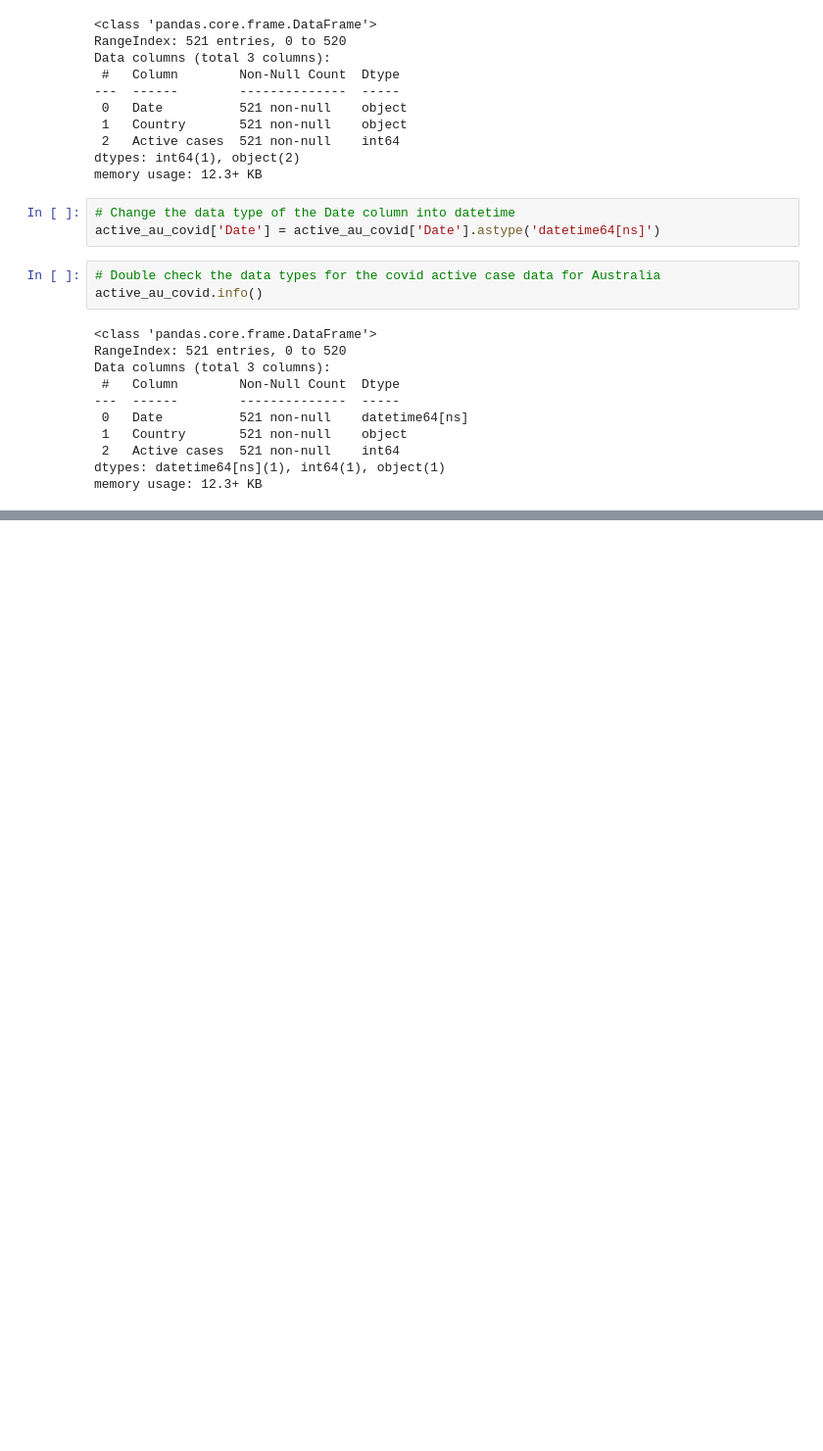
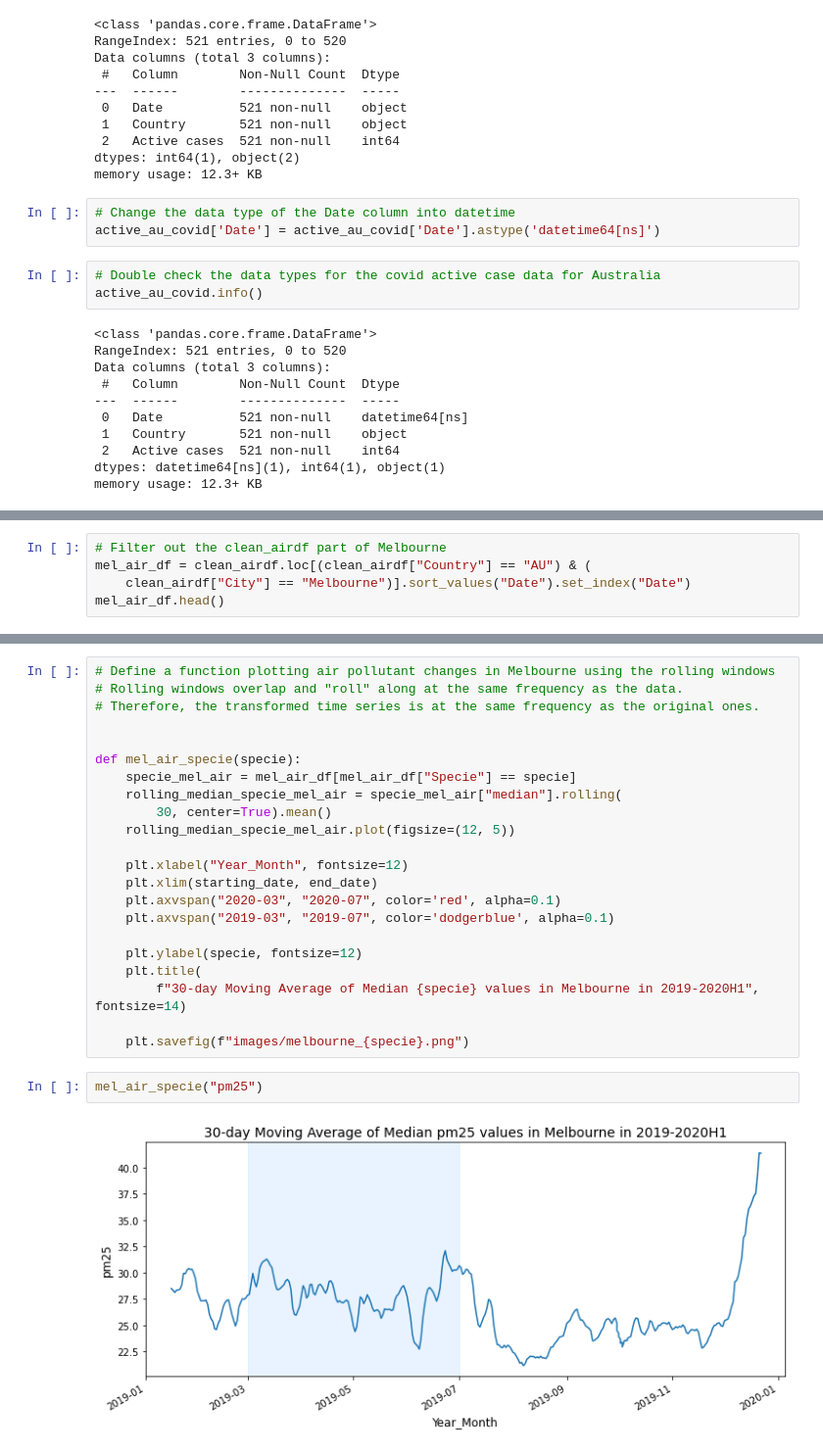
Before and after one commit to firdausmehta/COVID19-Global-Air-Quality, a Jupyter notebook: Clean_Data_Firdaus.ipynb, the cells around one changed output, grey strips where cells are left out. Shown at 98% size. Drawn from its saved outputs; the diff is of its cells as text; blank space fills up the shorter version.

Commit message:
Final Update Clean_Data_Firdaus

```diff
--- a/Clean_Data_Firdaus.ipynb
+++ b/Clean_Data_Firdaus.ipynb
@@ -852,0 +824,5 @@ def linear_regression_plot(df, x, y, df_name, title):
+# %%
+# Filter out the clean_airdf part of Melbourne
+mel_air_df = clean_airdf.loc[(clean_airdf["Country"] == "AU") & (
+    clean_airdf["City"] == "Melbourne")].sort_values("Date").set_index("Date")
+mel_air_df.head()
@@ -852,0 +848,26 @@ def linear_regression_plot(df, x, y, df_name, title):
+# %%
+# Define a function plotting air pollutant changes in Melbourne using the rolling windows
+# Rolling windows overlap and "roll" along at the same frequency as the data.
+# Therefore, the transformed time series is at the same frequency as the original ones.
+
+
+def mel_air_specie(specie):
+    specie_mel_air = mel_air_df[mel_air_df["Specie"] == specie]
+    rolling_median_specie_mel_air = specie_mel_air["median"].rolling(
+        30, center=True).mean()
+    rolling_median_specie_mel_air.plot(figsize=(12, 5))
+
+    plt.xlabel("Year_Month", fontsize=12)
+    plt.xlim(starting_date, end_date)
+    plt.axvspan("2020-03", "2020-07", color='red', alpha=0.1)
+    plt.axvspan("2019-03", "2019-07", color='dodgerblue', alpha=0.1)
+
+    plt.ylabel(specie, fontsize=12)
+    plt.title(
+        f"30-day Moving Average of Median {specie} values in Melbourne in 2019-2020H1", fontsize=14)
+
+    plt.savefig(f"images/melbourne_{specie}.png")
+# %%
+mel_air_specie("pm25")
+# %% [output]
+[figure, added]
```
Also changed, not shown: parts of 20 cells of this notebook, 8 other files.
